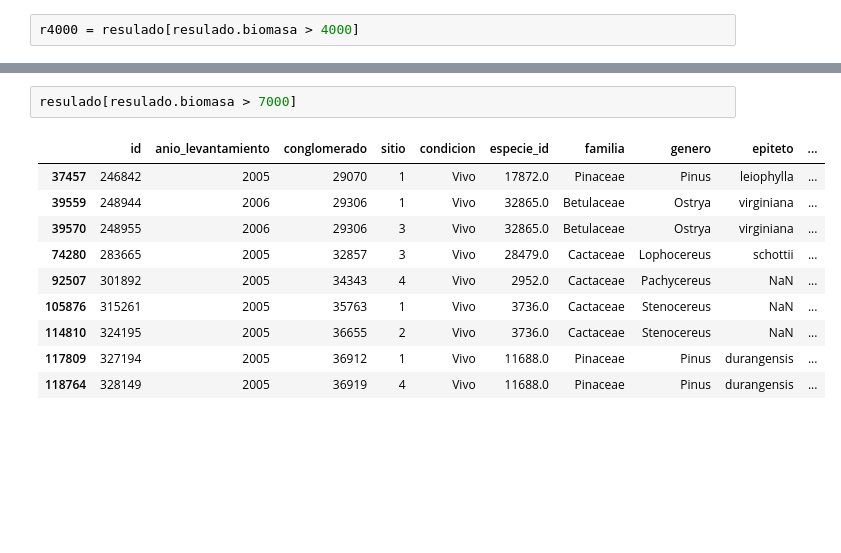
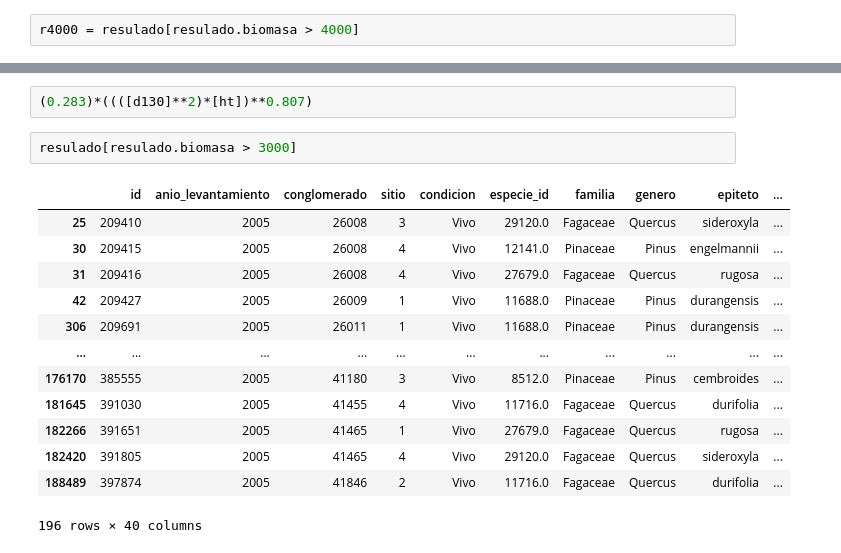
Before and after one commit to gomosak08/SEByC, a Jupyter notebook: labs/Untitled.ipynb, the cells around one changed output, grey strips where cells are left out. Saved outputs shown, nothing was run; the diff lists cells and outputs as text; blank space fills up the shorter version.

```diff
--- a/labs/Untitled.ipynb
+++ b/labs/Untitled.ipynb
@@ -119,13 +135,18 @@ r4000 = resulado[resulado.biomasa > 4000]
+# %%
+(0.283)*((([d130]**2)*[ht])**0.807)
 # %%
-resulado[resulado.biomasa > 7000]
+resulado[resulado.biomasa > 3000]
 # %% [output]
 |  | id | anio_levantamiento | conglomerado | sitio | condicion | especie_id | familia | genero | epiteto | ... |
-| 37457 | 246842 | 2005 | 29070 | 1 | Vivo | 17872.0 | Pinaceae | Pinus | leiophylla | ... |
-| 39559 | 248944 | 2006 | 29306 | 1 | Vivo | 32865.0 | Betulaceae | Ostrya | virginiana | ... |
-| 39570 | 248955 | 2006 | 29306 | 3 | Vivo | 32865.0 | Betulaceae | Ostrya | virginiana | ... |
-| 74280 | 283665 | 2005 | 32857 | 3 | Vivo | 28479.0 | Cactaceae | Lophocereus | schottii | ... |
-| 92507 | 301892 | 2005 | 34343 | 4 | Vivo | 2952.0 | Cactaceae | Pachycereus | NaN | ... |
-| 105876 | 315261 | 2005 | 35763 | 1 | Vivo | 3736.0 | Cactaceae | Stenocereus | NaN | ... |
-| 114810 | 324195 | 2005 | 36655 | 2 | Vivo | 3736.0 | Cactaceae | Stenocereus | NaN | ... |
-| 117809 | 327194 | 2005 | 36912 | 1 | Vivo | 11688.0 | Pinaceae | Pinus | durangensis | ... |
-| 118764 | 328149 | 2005 | 36919 | 4 | Vivo | 11688.0 | Pinaceae | Pinus | durangensis | ... |
+| 25 | 209410 | 2005 | 26008 | 3 | Vivo | 29120.0 | Fagaceae | Quercus | sideroxyla | ... |
+| 30 | 209415 | 2005 | 26008 | 4 | Vivo | 12141.0 | Pinaceae | Pinus | engelmannii | ... |
+| 31 | 209416 | 2005 | 26008 | 4 | Vivo | 27679.0 | Fagaceae | Quercus | rugosa | ... |
+| 42 | 209427 | 2005 | 26009 | 1 | Vivo | 11688.0 | Pinaceae | Pinus | durangensis | ... |
+| 306 | 209691 | 2005 | 26011 | 1 | Vivo | 11688.0 | Pinaceae | Pinus | durangensis | ... |
+| ... | ... | ... | ... | ... | ... | ... | ... | ... | ... | ... |
+| 176170 | 385555 | 2005 | 41180 | 3 | Vivo | 8512.0 | Pinaceae | Pinus | cembroides | ... |
+| 181645 | 391030 | 2005 | 41455 | 4 | Vivo | 11716.0 | Fagaceae | Quercus | durifolia | ... |
+| 182266 | 391651 | 2005 | 41465 | 1 | Vivo | 27679.0 | Fagaceae | Quercus | rugosa | ... |
+| 182420 | 391805 | 2005 | 41465 | 4 | Vivo | 29120.0 | Fagaceae | Quercus | sideroxyla | ... |
+| 188489 | 397874 | 2005 | 41846 | 2 | Vivo | 11716.0 | Fagaceae | Quercus | durifolia | ... |
+196 rows × 40 columns
```
Also changed, not shown: parts of 15 cells of this notebook, 5 other files.
